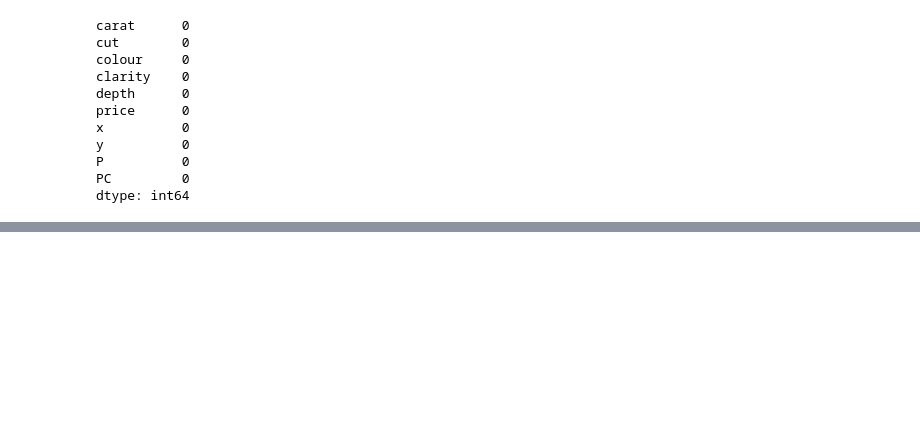
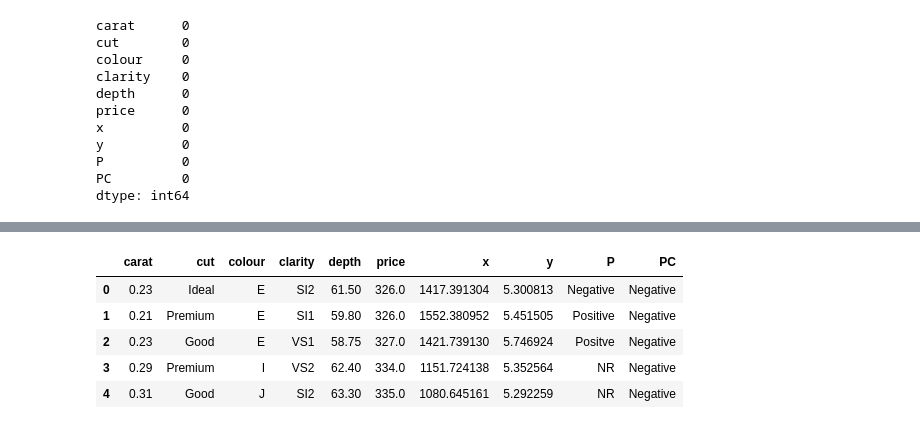
Before and after one commit to Data-Science-UCU-Chapter/Training-code-, a Jupyter notebook: first.ipynb, the cells around one changed output, grey strips where cells are left out. Saved outputs shown, nothing was run; the diff lists cells and outputs as text; code cells hidden in the pictures; blank space fills up the shorter version.

```diff
--- a/first.ipynb
+++ b/first.ipynb
@@ -123,0 +163,9 @@ dtype: int64
+# %%
+diamonds_xl.head()
+# %% [output]
+|  | carat | cut | colour | clarity | depth | price | x | y | P | PC |
+| 0 | 0.23 | Ideal | E | SI2 | 61.50 | 326.0 | 1417.391304 | 5.300813 | Negative | Negative |
+| 1 | 0.21 | Premium | E | SI1 | 59.80 | 326.0 | 1552.380952 | 5.451505 | Positive | Negative |
+| 2 | 0.23 | Good | E | VS1 | 58.75 | 327.0 | 1421.739130 | 5.746924 | Positve | Negative |
+| 3 | 0.29 | Premium | I | VS2 | 62.40 | 334.0 | 1151.724138 | 5.352564 | NR | Negative |
+| 4 | 0.31 | Good | J | SI2 | 63.30 | 335.0 | 1080.645161 | 5.292259 | NR | Negative |
```
Also changed, not shown: parts of 8 cells of this notebook.
